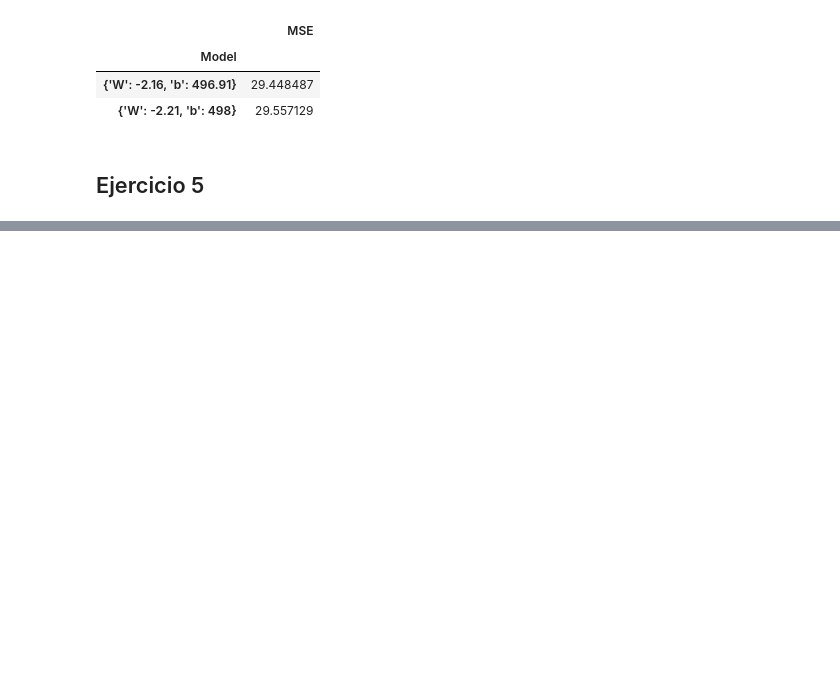
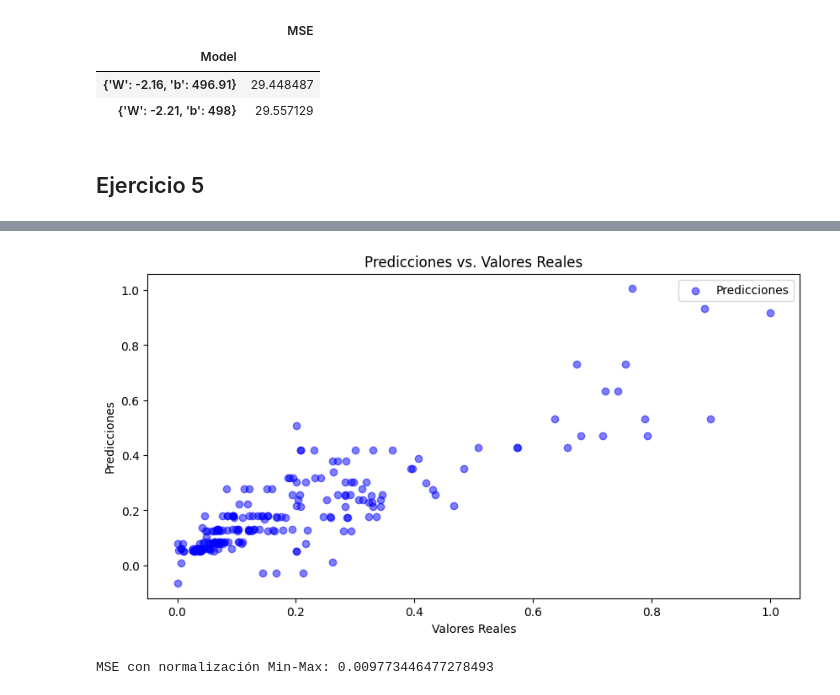
Before and after one commit to AndresMontesDeOca/Redes_Neuronales, a Jupyter notebook: Clase_2.ipynb, the cells around one changed output, grey strips where cells are left out. Drawn from its saved outputs; the diff is of its cells as text; code cells hidden in the pictures; blank space fills up the shorter version.

```diff
--- a/Clase_2.ipynb
+++ b/Clase_2.ipynb
@@ -657,0 +686,12 @@ print(data.info())
+# %%
+# scaler_minmax = MinMaxScaler()
+# X_minmax = scaler_minmax.fit_transform(X)
+# mse2 = train_and_evaluate(X_minmax, y)
+# print(f'MSE con normalización Min-Max: {mse2}')
+
+y_minmax = scaler_minmax.fit_transform(y.values.reshape(-1, 1))
+mse2 = train_and_evaluate(X_minmax, y_minmax)
+print(f'MSE con normalización Min-Max: {mse2}')
+# %% [output]
+[figure, added]
+MSE con normalización Min-Max: 0.009773446477278493
```
Also changed, not shown: parts of 6 cells of this notebook.
